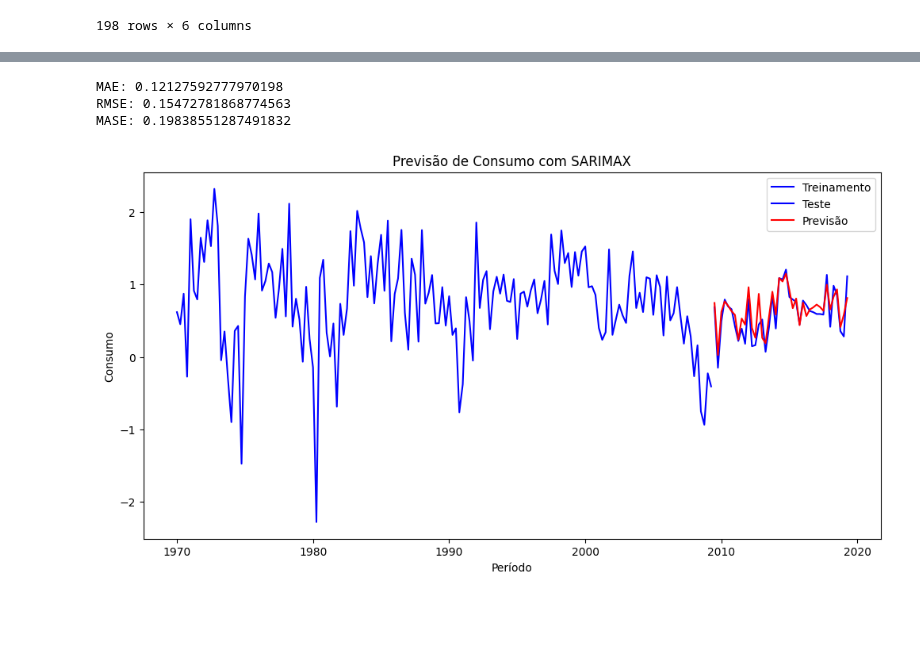
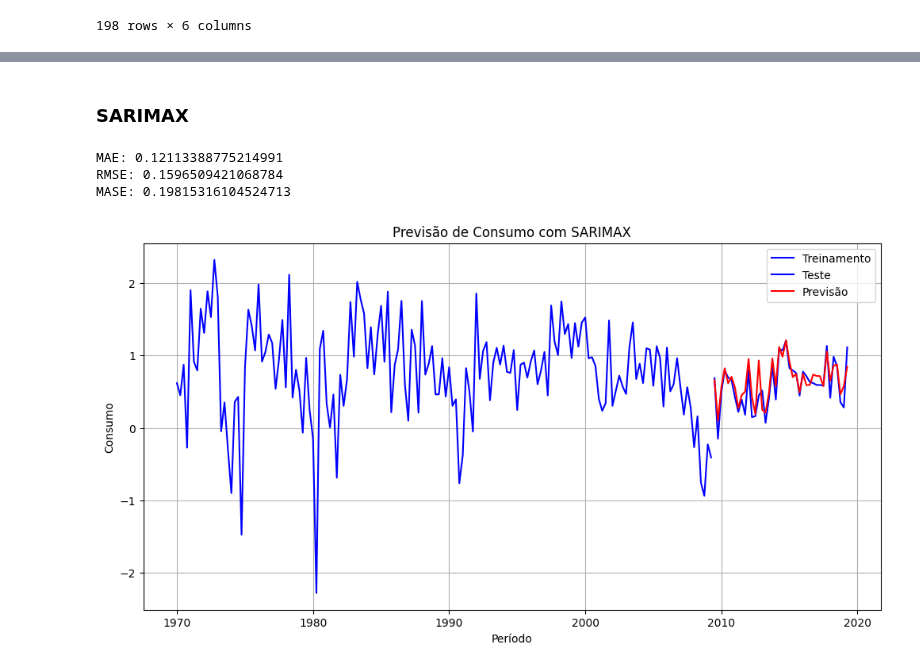
Before and after one commit to ramalhogs/Series_temporais_A2, a Jupyter notebook: sarima.ipynb, the cells around one changed output, grey strips where cells are left out. Cells and saved outputs as stored; diff of their text form; code cells hidden in the pictures; blank space fills up the shorter version.

Commit message:
update sarima and sarimax. modifying some texts in baselines

```diff
--- a/sarima.ipynb
+++ b/sarima.ipynb
@@ -57,16 +103,18 @@ df.set_index("Quarter", inplace=True)
+# %% [markdown]
+### SARIMAX
 # %%
 data = df.copy()
 
 y = data['Consumption']
 X = data[['Income', 'Unemployment', 'Savings', 'Production']]
 
-
 train_size = int(len(data) * 0.8)
 y_train, y_test = y[:train_size], y[train_size:]
 X_train, X_test = X[:train_size], X[train_size:]
 
-order = (1, 1, 1)
-seasonal_order = (1, 1, 1, 4)
+# Definição dos parâmetros SARIMA
+order = (1, 1, 3)  # Parâmetros (p, d, q)
+seasonal_order = (1, 1, 1, 4)  # Parâmetros sazonais (P, D, Q, s)
 
 model = SARIMAX(y_train, exog=X_train, order=order, seasonal_order=seasonal_order)
 model_fit = model.fit(disp=False)
@@ -81,18 +129,19 @@ print(f'MAE: {mae}')
 print(f'RMSE: {rmse}')
 print(f'MASE: {mase}')
 # %% [output]
-MAE: 0.12127592777970198
-RMSE: 0.15472781868774563
-MASE: 0.19838551287491832
+MAE: 0.12113388775214991
+RMSE: 0.1596509421068784
+MASE: 0.19815316104524713
 # %%
 plt.figure(figsize=(12, 6))
 plt.plot(y_train.index, y_train, label='Treinamento', color='blue')
 plt.plot(y_test.index, y_test, label='Teste', color='blue')
 plt.plot(y_test.index, y_pred, label='Previsão', color='red')
 plt.legend()
 plt.title('Previsão de Consumo com SARIMAX')
 plt.xlabel('Período')
 plt.ylabel('Consumo')
+plt.grid()
 plt.show()
 # %% [output]
-[figure, old version]
+[figure, new version]
```
Also changed, not shown: parts of 4 cells of this notebook, 1 other file.
